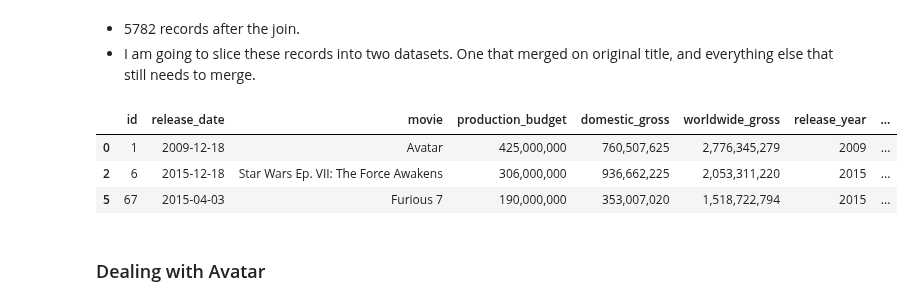
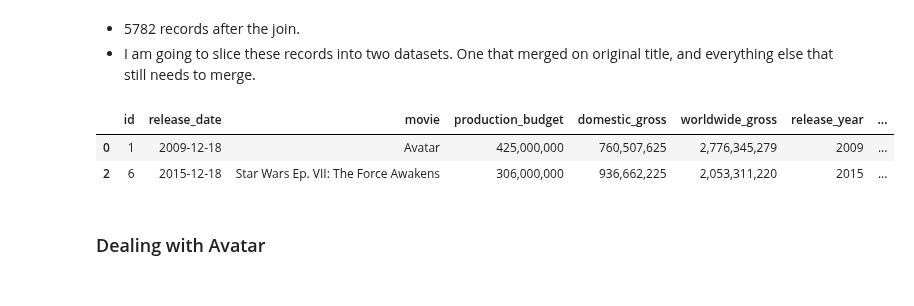
Before and after one commit to jxn628/dsc-phase-1-project, a Jupyter notebook: student.ipynb, the cells around one changed output. Saved outputs shown, nothing was run; the diff lists cells and outputs as text; code cells hidden in the pictures.

```diff
--- a/student.ipynb
+++ b/student.ipynb
@@ -348,12 +348,11 @@ merged_originals.describe()
 correct_merge_df = merged_originals.loc[(merged_originals["_merge"] == "both")]
 need_to_merge = merged_originals.loc[(merged_originals["_merge"] != "both")]
 # %%
-need_to_merge.head(3)
+need_to_merge.head(2)
 # %% [output]
 |  | id | release_date | movie | production_budget | domestic_gross | worldwide_gross | release_year | ... |
 | 0 | 1 | 2009-12-18 | Avatar | 425,000,000 | 760,507,625 | 2,776,345,279 | 2009 | ... |
 | 2 | 6 | 2015-12-18 | Star Wars Ep. VII: The Force Awakens | 306,000,000 | 936,662,225 | 2,053,311,220 | 2015 | ... |
-| 5 | 67 | 2015-04-03 | Furious 7 | 190,000,000 | 353,007,020 | 1,518,722,794 | 2015 | ... |
 # %% [markdown]
 ### Dealing with Avatar
 # %%
```
Also changed, not shown: parts of 48 cells of this notebook.
